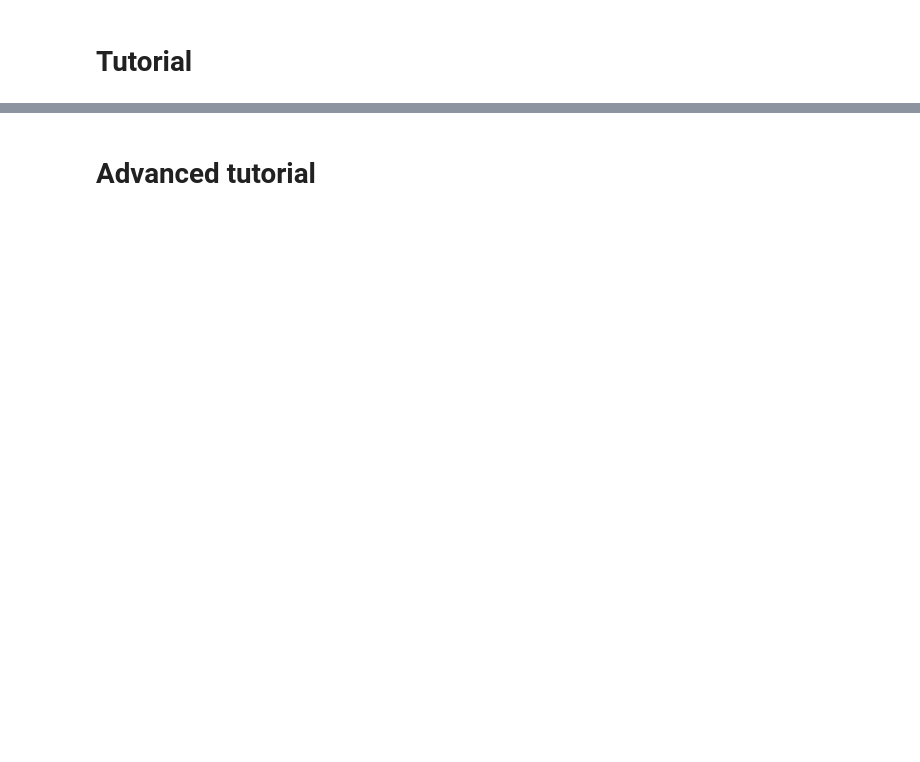
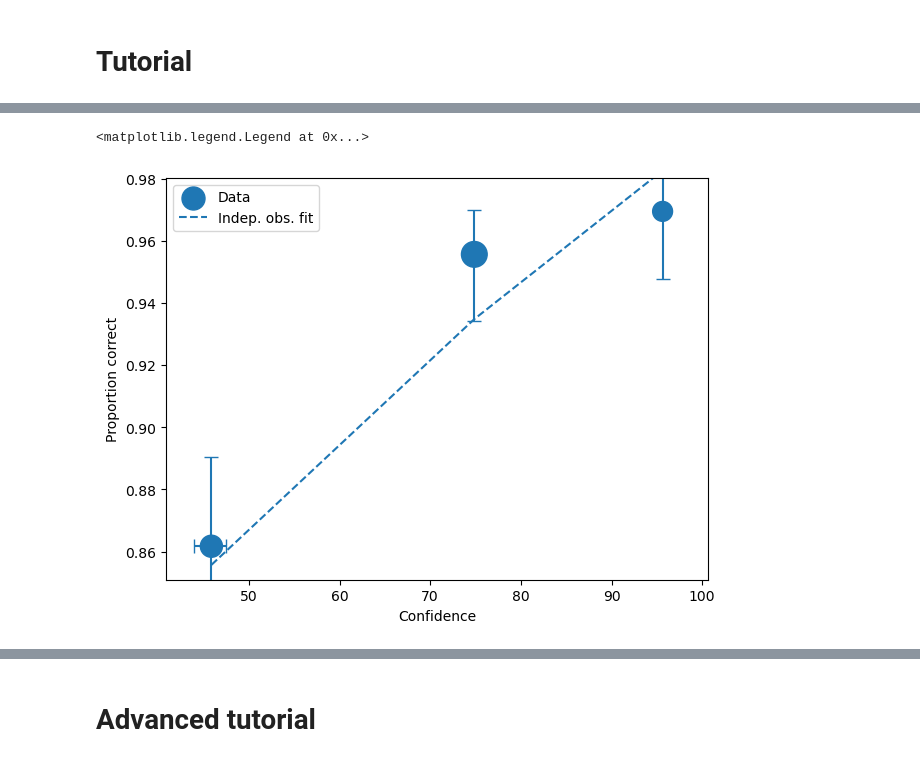
Before and after one commit to lmickes/pyWitness, a Jupyter notebook: data/tutorial/manual.ipynb, the cells around one changed output, grey strips where cells are left out. Cells and saved outputs as stored; diff of their text form; code cells hidden in the pictures; blank space fills up the shorter version.

```diff
--- a/data/tutorial/manual.ipynb
+++ b/data/tutorial/manual.ipynb
@@ -265,3 +278,12 @@ fit p-value    0.035660197825222784
+# %%
+dp.plotCAC(label="Data")
+mf.plotCAC(label="Indep. obs. fit")
+
+import matplotlib.pyplot as _plt
+_plt.legend()
+# %% [output]
+<matplotlib.legend.Legend at 0x...>
+[figure, added]
 # %%
 mf.plotModel()
 # %%
```
Also changed, not shown: parts of 36 cells of this notebook, 1 other file.
